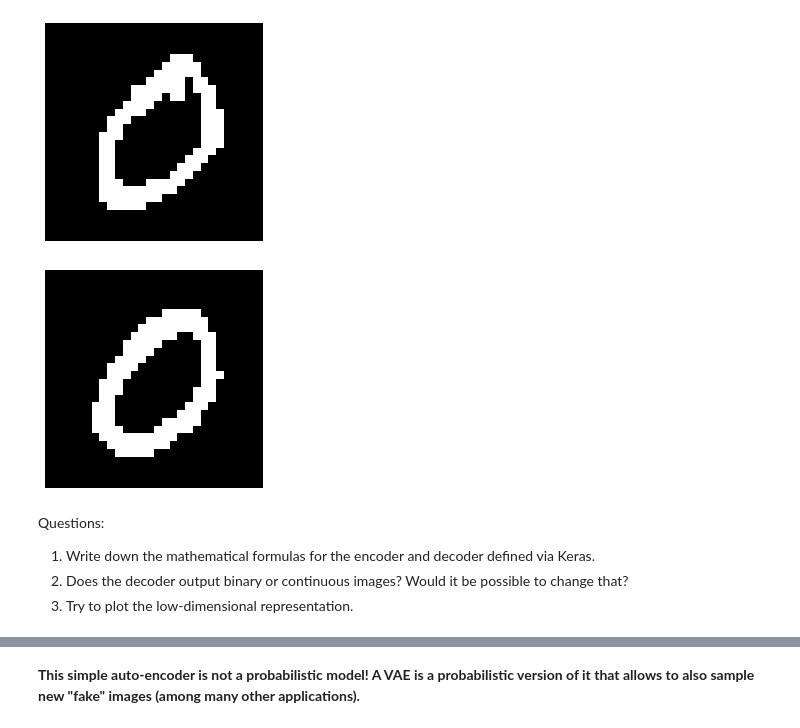
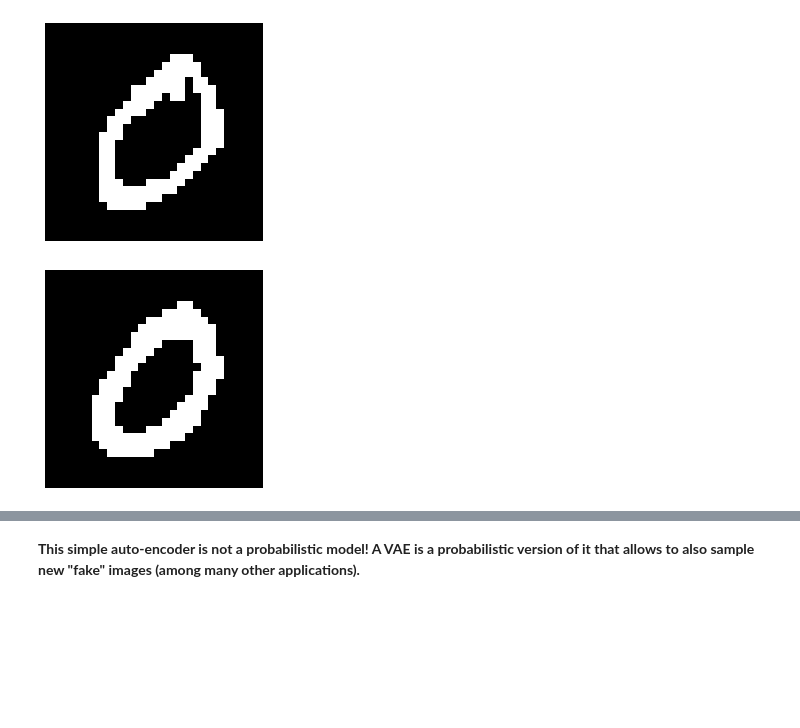
Before and after one commit to qlero/UCA_MSc-DS2, a Jupyter notebook: advanced_DL/practica/practicum_89_AE_VAE.ipynb, the cells around one changed output, grey strips where cells are left out. Saved outputs shown, nothing was run; the diff lists cells and outputs as text; code cells hidden in the pictures; blank space fills up the shorter version.

```diff
--- a/advanced_DL/practica/practicum_89_AE_VAE.ipynb
+++ b/advanced_DL/practica/practicum_89_AE_VAE.ipynb
@@ -146,15 +146,8 @@ plt.show()
 # %% [output]
 [figure]
 # %%
-plt.imshow((decoder(encoder(train_images[1:2, :])).numpy().reshape((28,28))>0.5), cmap='gray')
+plt.imshow((decoder(encoder(train_images[1:2, :])).numpy().reshape((28,28))>0), cmap='gray')
 plt.axis('off')
 plt.show()
 # %% [output]
-[figure, old version]
+[figure, new version]
-# %% [markdown]
-Questions:
-
-
-1. Write down the mathematical formulas for the encoder and decoder defined via Keras.
-2.   Does the decoder output binary or continuous images? Would it be possible to change that?
-3.   Try to plot the low-dimensional representation.
```
Also changed, not shown: parts of 16 cells of this notebook, 8 other files.
